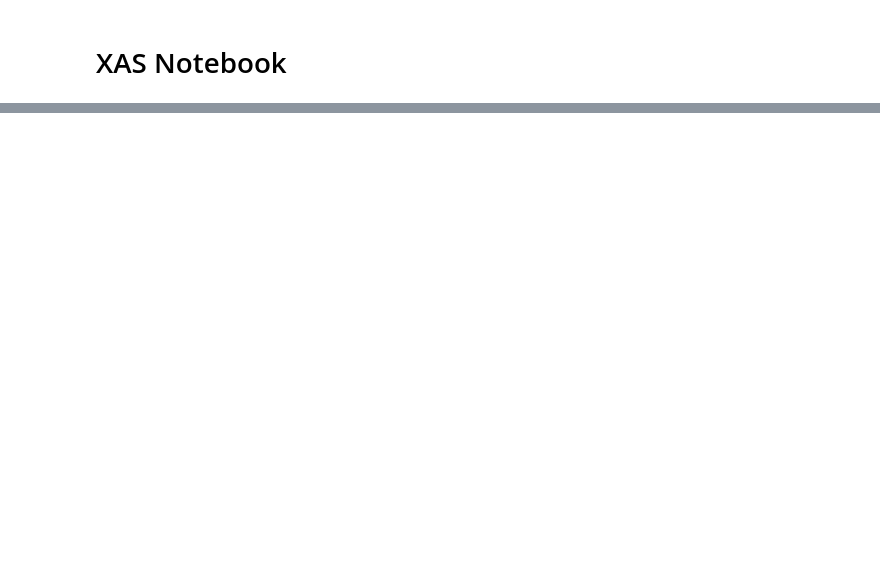
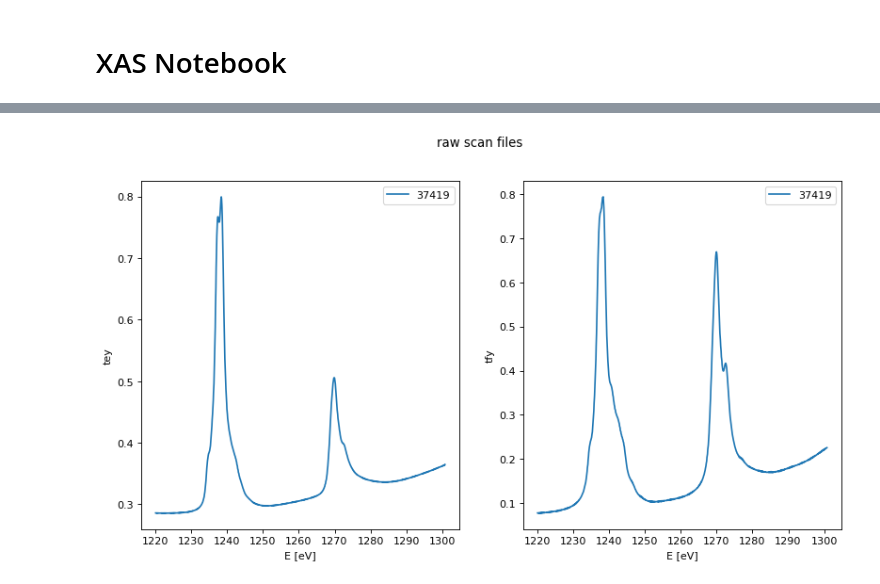
Before and after one commit to DiamondLightSource/mmg_toolbox, a Jupyter notebook: notebooks/xas_notebook.ipynb, the cells around one changed output, grey strips where cells are left out. Drawn from its saved outputs; the diff is of its cells as text; code cells hidden in the pictures; blank space fills up the shorter version.

```diff
--- a/notebooks/xas_notebook.ipynb
+++ b/notebooks/xas_notebook.ipynb
@@ -109,0 +131,5 @@ ax[1].legend()
+# %%
+# Load scan as Spectra object
+from mmg_toolbox.nxxas_loader import load_from_nxs_using_hdfmap
+scan = load_from_nxs_using_hdfmap(inpath)
+print(scan)
@@ -109,0 +146,13 @@ ax[1].legend()
+# %%
+# Plot raw spectra
+fig, axes = plt.subplots(1, 2, figsize=(12, 6), dpi=80)
+fig.suptitle('raw scan files')
+for n, (mode, spectra) in enumerate(scan.spectra.items()):
+    spectra.plot(ax=axes[n], label=scan.name)
+    axes[n].set_ylabel(mode)
+
+for ax in axes.flat:
+    ax.set_xlabel('E [eV]')
+    ax.legend()
+# %% [output]
+[figure, added]
```
Also changed, not shown: parts of 20 cells of this notebook, 23 other files.
